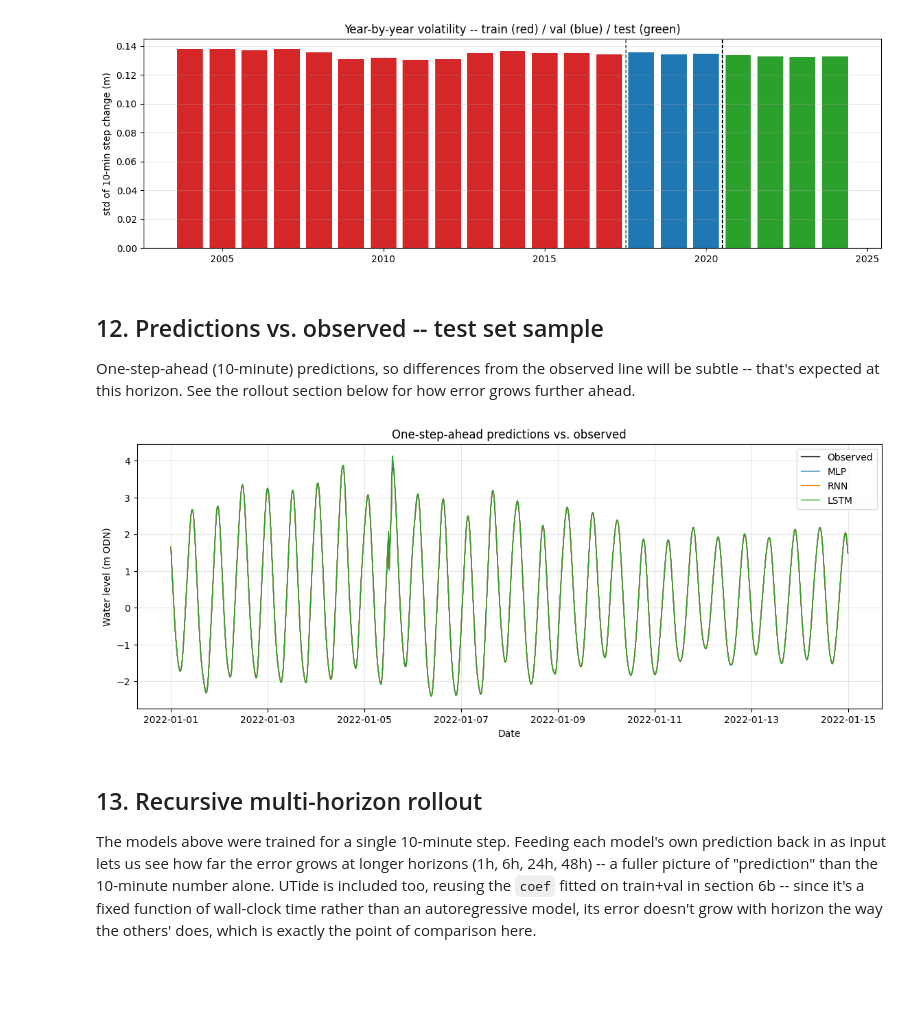
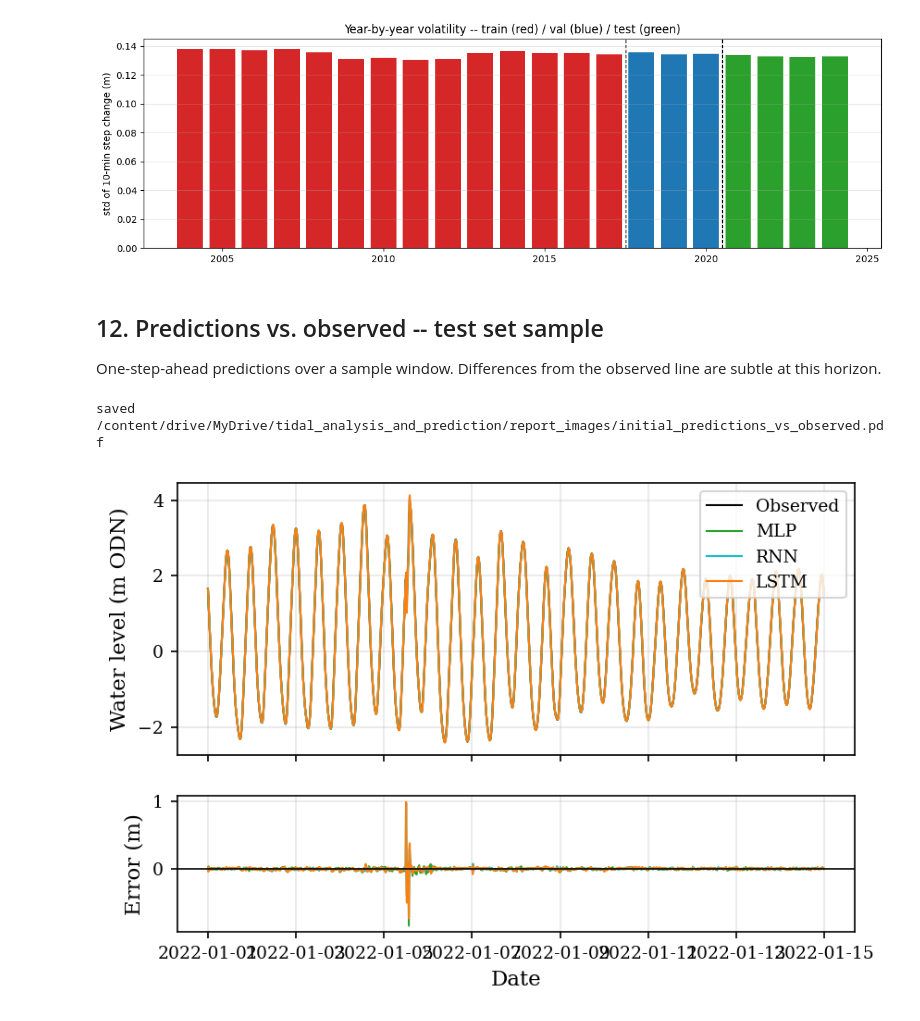
Before and after one commit to Almapian/TML, a Jupyter notebook: models/initial_modelling.ipynb, the cells around one changed output. Drawn from its saved outputs; the diff is of its cells as text; code cells hidden in the pictures; blank space fills up the shorter version.

```diff
--- a/models/initial_modelling.ipynb
+++ b/models/initial_modelling.ipynb
@@ -373,13 +394,18 @@ model_factories = {
 trained = {}
 histories = {}
 for name, factory in model_factories.items():
-    print(f"\n=== Training {name} ===")
     set_seed()
     model = factory().to(device)
-    model, history = train_model(
-        model, X_train_t, y_train_t, flag_train_t, X_val_t, y_val_t, flag_val_t,
-        epochs=EPOCHS, batch_size=BATCH_SIZE, lr=LR, patience=PATIENCE,
-    )
+    checkpoint_path = os.path.join(OUTPUT_DIR, f'initial_{name.lower()}.pt')
+
+    def _train(m, name=name):
+        print(f"\n=== Training {name} ===")
+        return train_model(
+            m, X_train_t, y_train_t, flag_train_t, X_val_t, y_val_t, flag_val_t,
+            epochs=EPOCHS, batch_size=BATCH_SIZE, lr=LR, patience=PATIENCE,
+        )
+
+    model, history = load_or_train(model, checkpoint_path, _train, label=name)
     trained[name] = model
     histories[name] = history
 # %% [output]
@@ -483,7 +507,7 @@ fig, axes = plt.subplots(1, 2, figsize=(12, 4))
 
 for name, d in splits.items():
     axes[0].hist(d['Observed_ODN'], bins=100, histtype='step', density=True, label=name, linewidth=1.5)
-axes[0].set_title('Distribution of Observed_ODN (level)')
+axes[0].set_title('Distribution of Observed_ODN (level)', fontsize=11)
 axes[0].set_xlabel('m ODN')
 axes[0].set_ylabel('density')
 axes[0].legend()
@@ -491,7 +515,7 @@ axes[0].grid(alpha=0.3)
 
 for name, step in step_diffs.items():
     axes[1].hist(step, bins=200, range=(-0.15, 0.15), histtype='step', density=True, label=name, linewidth=1.5)
-axes[1].set_title('Distribution of 10-min step-to-step change')
+axes[1].set_title('Distribution of 10-min step-to-step change', fontsize=11)
 axes[1].set_xlabel('Δ Observed_ODN (m)')
 axes[1].set_yscale('log')
 axes[1].legend()
@@ -529,25 +553,33 @@ plt.show()
 # %% [markdown]
 ## 12. Predictions vs. observed -- test set sample
 
-One-step-ahead (10-minute) predictions, so differences from the observed line will be subtle -- that's expected at this horizon. See the rollout section below for how error grows further ahead.
+One-step-ahead predictions over a sample window. Differences from the observed line are subtle at this horizon.
 # %%
 window_start = pd.Timestamp('2022-01-01')
 window_end = window_start + pd.Timedelta(days=14)
 plot_mask = (time_test >= np.datetime64(window_start)) & (time_test < np.datetime64(window_end))
 
-plt.figure(figsize=(14, 5))
-plt.plot(time_test[plot_mask], y_test[plot_mask], label='Observed', color='black', linewidth=1)
+fig, (ax_level, ax_err) = plt.subplots(2, 1, figsize=(14, 6.5), sharex=True, height_ratios=[2, 1])
+
+ax_level.plot(time_test[plot_mask], y_test[plot_mask], label='Observed', color='black', linewidth=1)
 for name, preds_m in test_preds.items():
-    plt.plot(time_test[plot_mask], preds_m[plot_mask], label=name, linewidth=1)
-plt.xlabel('Date')
-plt.ylabel('Water level (m ODN)')
-plt.title('One-step-ahead predictions vs. observed')
-plt.legend()
-plt.grid(alpha=0.3)
+    ax_level.plot(time_test[plot_mask], preds_m[plot_mask], label=name, linewidth=1, color=SERIES_COLOURS.get(name))
+ax_level.set_ylabel('Water level (m ODN)')
+ax_level.legend()
+ax_level.grid(alpha=0.3)
+
+# Predictions sit within ~1-2cm of Observed at this horizon (see Section 10's RMSE/MAE), so on
+# the raw water-level axis above every line overlaps -- whichever model is drawn last visually
+# covers the rest. Plot the error against Observed instead, where the differences are visible.
+for name, preds_m in test_preds.items():
+    ax_err.plot(time_test[plot_mask], preds_m[plot_mask] - y_test[plot_mask], linewidth=1, color=SERIES_COLOURS.get(name))
+ax_err.axhline(0, color='black', linewidth=0.8)
+ax_err.set_xlabel('Date')
+ax_err.set_ylabel('Error (m)')
+ax_err.grid(alpha=0.3)
+
+save_fig(fig, 'initial_predictions_vs_observed', width_in=6.3, height_in=4.2)
 plt.show()
 # %% [output]
+saved /content/drive/MyDrive/tidal_analysis_and_prediction/report_images/initial_predictions_vs_observed.pdf
-[figure, old version]
+[figure, new version]
-# %% [markdown]
-## 13. Recursive multi-horizon rollout
-
-The models above were trained for a single 10-minute step. Feeding each model's own prediction back in as input lets us see how far the error grows at longer horizons (1h, 6h, 24h, 48h) -- a fuller picture of "prediction" than the 10-minute number alone. UTide is included too, reusing the `coef` fitted on train+val in section 6b -- since it's a fixed function of wall-clock time rather than an autoregressive model, its error doesn't grow with horizon the way the others' does, which is exactly the point of comparison here.
```
Also changed, not shown: parts of 22 cells of this notebook, 8 other files.
